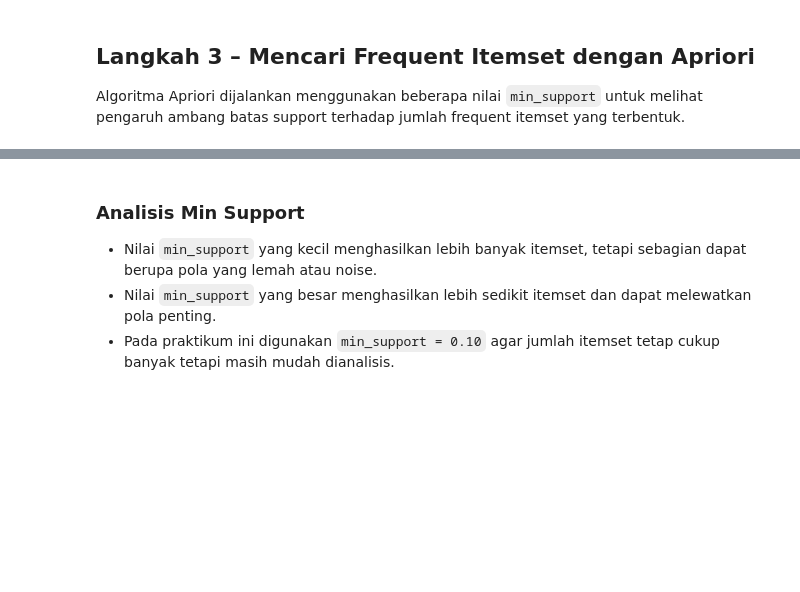
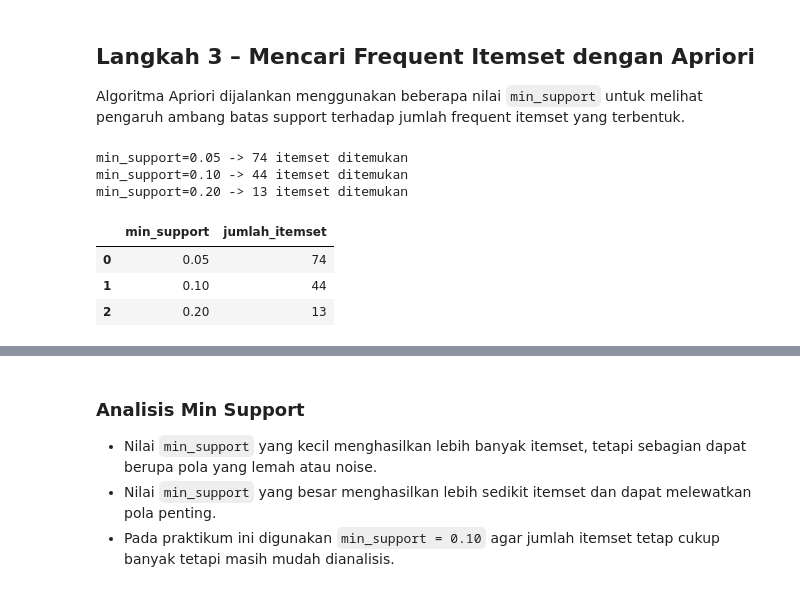
Before and after one commit to aminsiddik2810/data-science-2026, a Jupyter notebook: Pertemuan12_AminSiddikRangkuti_220401010124.ipynb, the cells around one changed output, grey strips where cells are left out. Saved outputs shown, nothing was run; the diff lists cells and outputs as text; code cells hidden in the pictures; blank space fills up the shorter version.

```diff
--- a/Pertemuan12_AminSiddikRangkuti_220401010124.ipynb
+++ b/Pertemuan12_AminSiddikRangkuti_220401010124.ipynb
@@ -76,18 +117,35 @@ display(df.head(10))
 ## Langkah 3 – Mencari Frequent Itemset dengan Apriori
 Algoritma Apriori dijalankan menggunakan beberapa nilai `min_support` untuk melihat pengaruh ambang batas support terhadap jumlah frequent itemset yang terbentuk.
 # %%
-from mlxtend.frequent_patterns import apriori
+from itertools import combinations
+
+def apriori_sederhana(data_bool, min_support=0.1, max_len=3):
+    transaksi_set = [set(data_bool.columns[row.values]) for _, row in data_bool.iterrows()]
+    items = sorted(data_bool.columns)
+    hasil = []
+    n = len(transaksi_set)
+    for k in range(1, max_len + 1):
+        for combo in combinations(items, k):
+            itemset = frozenset(combo)
+            support = sum(itemset.issubset(t) for t in transaksi_set) / n
+            if support >= min_support:
+                hasil.append({'support': support, 'itemsets': itemset})
+    return pd.DataFrame(hasil)
 
 hasil_support = []
-
 for ms in [0.05, 0.10, 0.20]:
-    freq = apriori(df, min_support=ms, use_colnames=True)
-    hasil_support.append({
-        'min_support': ms,
-        'jumlah_itemset': len(freq)
-    })
+    freq = apriori_sederhana(df, min_support=ms, max_len=3)
+    hasil_support.append({'min_support': ms, 'jumlah_itemset': len(freq)})
     print(f'min_support={ms:.2f} -> {len(freq)} itemset ditemukan')
 
-pd.DataFrame(hasil_support)
+display(pd.DataFrame(hasil_support))
+# %% [output]
+min_support=0.05 -> 74 itemset ditemukan
+min_support=0.10 -> 44 itemset ditemukan
+min_support=0.20 -> 13 itemset ditemukan
+|  | min_support | jumlah_itemset |
+| 0 | 0.05 | 74 |
+| 1 | 0.10 | 44 |
+| 2 | 0.20 | 13 |
 # %%
 # Gunakan min_support yang menghasilkan jumlah itemset wajar
```
Also changed, not shown: parts of 17 cells of this notebook.
